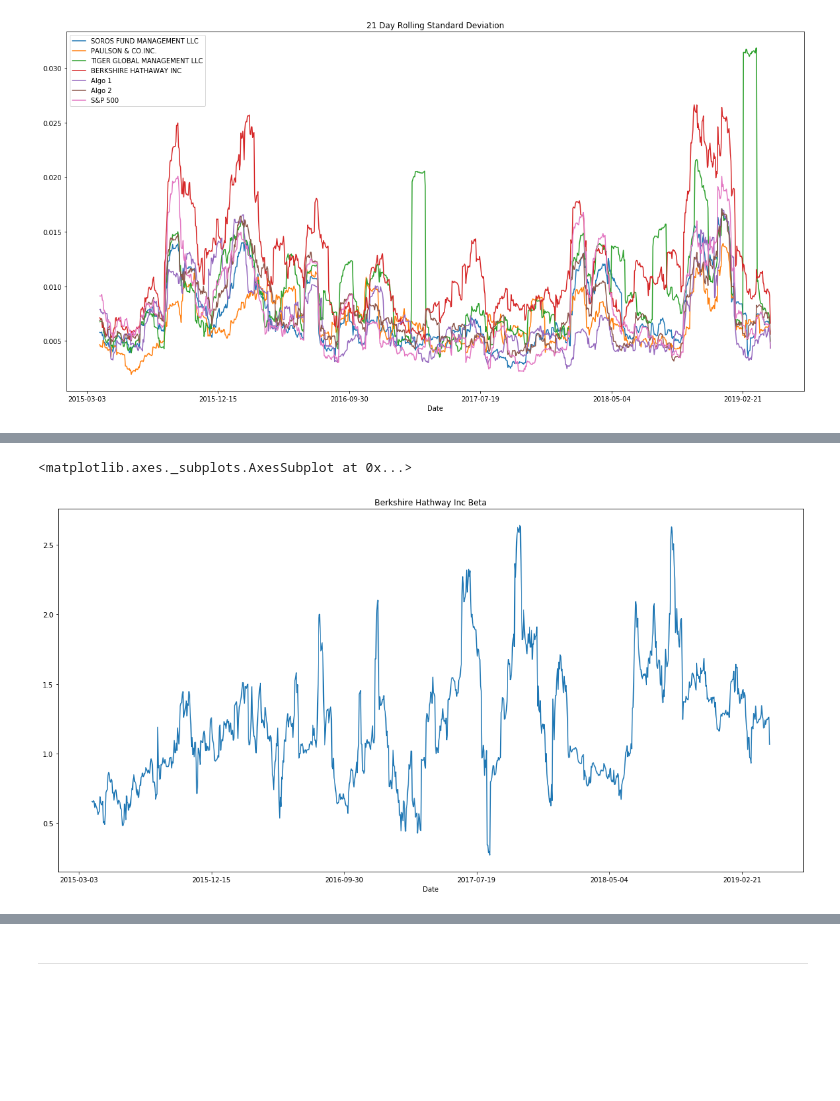
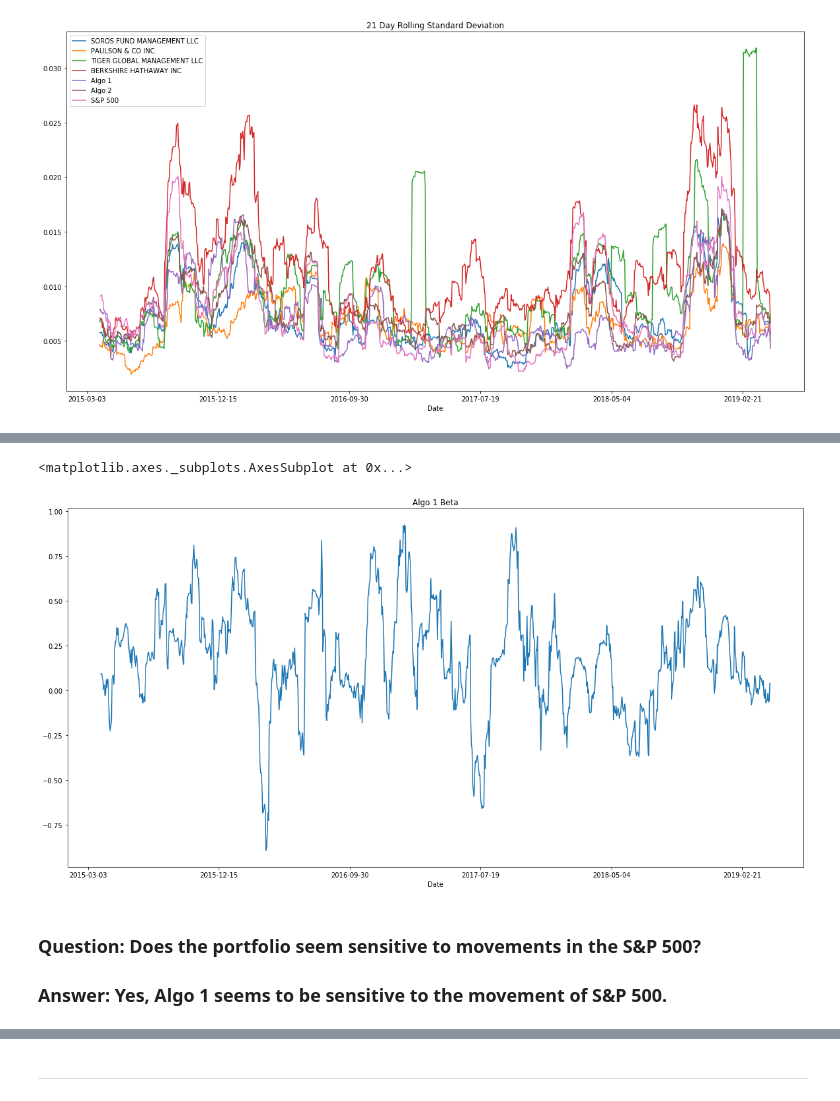
Before and after one commit to veldurai1985/Python_Assignment_3, a Jupyter notebook: whale_analysis.ipynb, the cells around one changed output, grey strips where cells are left out. Saved outputs shown, nothing was run; the diff lists cells and outputs as text; code cells hidden in the pictures; blank space fills up the shorter version.

Commit message:
Final draft - all the Questions answered

```diff
--- a/whale_analysis.ipynb
+++ b/whale_analysis.ipynb
@@ -26,13 +26,12 @@ Read the Whale Portfolio daily returns and clean the data
 whale_returns_csv = Path("Resources/whale_returns.csv")
 whale_df = pd.read_csv(whale_returns_csv)
 
-# Standardize the date format
+# Standardize the date format - YYYY-MM-DD format will be used for all the portfolios
 whale_df['Date'] = pd.to_datetime(whale_df['Date'], errors='coerce')
 whale_df['Date'] = whale_df['Date'].dt.strftime('%Y-%m-%d')
 
-# Sort the dataframe
-whale_df = whale_df.set_index('Date')
-whale_df = whale_df.sort_index()
+# Set the index and sort the dataframe
+whale_df = whale_df.set_index('Date').sort_index()
 whale_df.head()
 # %% [output]
 |  | SOROS FUND MANAGEMENT LLC | PAULSON & CO.INC. | TIGER GLOBAL MANAGEMENT LLC | BERKSHIRE HATHAWAY INC |
@@ -70,13 +69,12 @@ Read the algorithmic daily returns and clean the data
 algo_returns_csv = Path("Resources/algo_returns.csv")
 algo_df = pd.read_csv(algo_returns_csv)
 
-# Standardize the date format
+# Standardize the date format - YYYY-MM-DD format will be used for all the portfolios
 algo_df['Date'] = pd.to_datetime(algo_df['Date'], errors='coerce')
 algo_df['Date'] = algo_df['Date'].dt.strftime('%Y-%m-%d')
 
 # Sort the dataframe
-algo_df = algo_df.set_index('Date')
-algo_df = algo_df.sort_index()
+algo_df = algo_df.set_index('Date').sort_index()
 algo_df.head()
 # %% [output]
 |  | Algo 1 | Algo 2 |
@@ -110,13 +108,12 @@ Read the S&P500 Historic Closing Prices and create a new daily returns DataFrame
 sp500_history_csv = Path("Resources/sp500_history.csv")
 sp500_df = pd.read_csv(sp500_history_csv)
 
-# Standardize the date format
+# Standardize the date format - YYYY-MM-DD format will be used for all the portfolios
 sp500_df['Date'] = pd.to_datetime(sp500_df['Date'], errors='coerce')
 sp500_df['Date'] = sp500_df['Date'].dt.strftime('%Y-%m-%d')
 
 # Sort the dataframe
-sp500_df = sp500_df.set_index('Date')
-sp500_df = sp500_df.sort_index()
+sp500_df = sp500_df.set_index('Date').sort_index()
 sp500_df.head()
 # %% [output]
 |  | Close |
@@ -301,14 +332,18 @@ correlation
 # %%
 # Calculate Beta for a single portfolio compared to the total market (S&P 500)
-# (Your graph may differ, dependent upon which portfolio you are comparing)
+# Beta is calculated for Algo 1 portfolio
 
-rolling_covariance_berskire = combined_all_returns_df['BERKSHIRE HATHAWAY INC'].rolling(window =21).cov(combined_all_returns_df['S&P 500'])
+rolling_covariance_algo_1 = combined_all_returns_df['Algo 1'].rolling(window =21).cov(combined_all_returns_df['S&P 500'])
 rolling_sp500_variance = combined_all_returns_df['S&P 500'].rolling(window=21).var()
 
-rolling_beta_berskire = rolling_covariance_berskire / rolling_sp500_variance
-rolling_beta_berskire.plot(figsize=(20, 10), title='Berkshire Hathway Inc Beta')
+rolling_beta_algo_1 = rolling_covariance_algo_1 / rolling_sp500_variance
+rolling_beta_algo_1.plot(figsize=(20, 10), title='Algo 1 Beta')
 # %% [output]
 <matplotlib.axes._subplots.AxesSubplot at 0x...>
-[figure, old version]
+[figure, new version]
+# %% [markdown]
+### Question:   Does the portfolio seem sensitive to movements in the S&P 500?
+
+### Answer:     Yes, Algo 1 seems to be sensitive to the movement of S&P 500.
 # %%
 # Calculate a rolling window using the exponentially weighted moving average.
```
Also changed, not shown: parts of 32 cells of this notebook, 2 other files.
